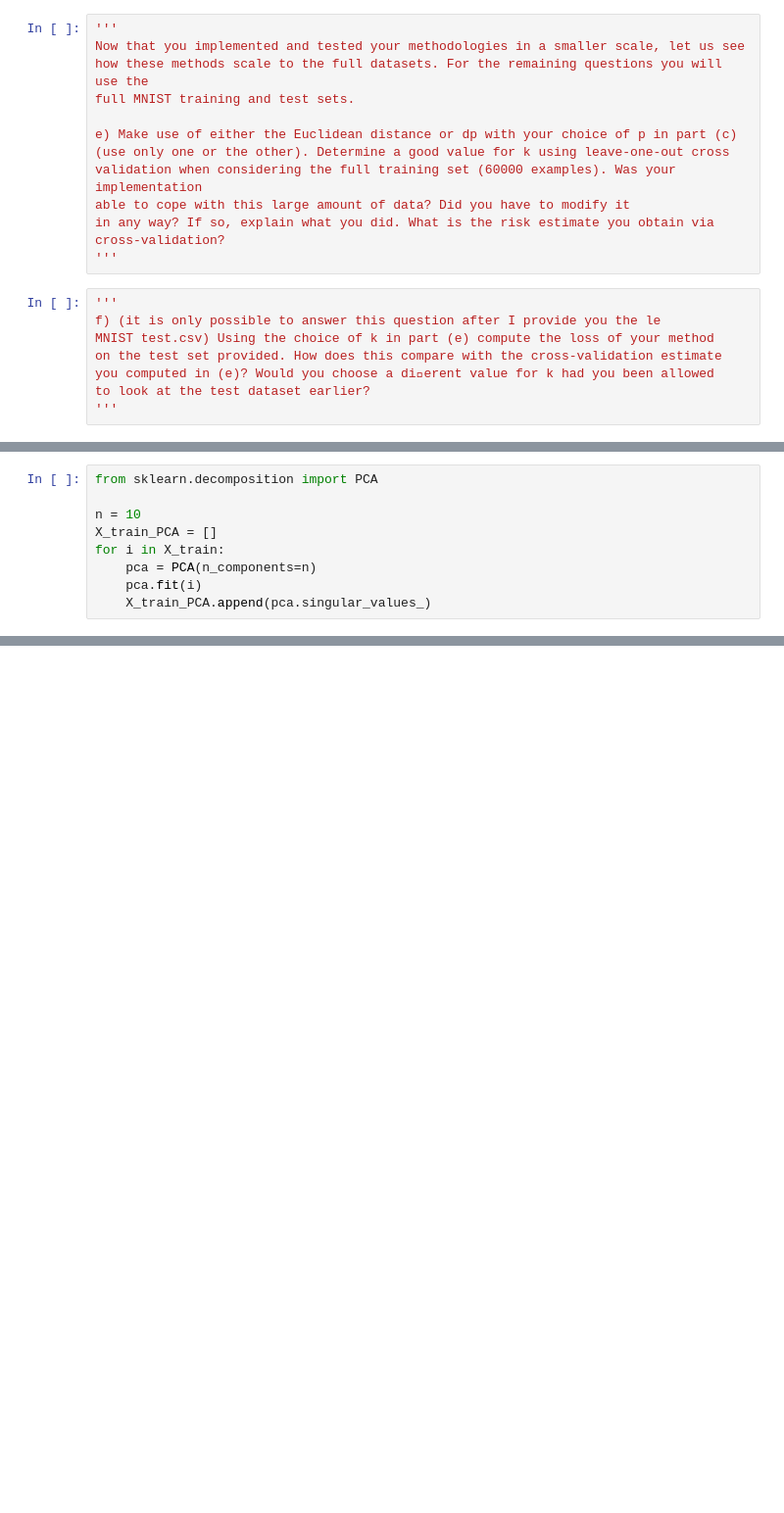
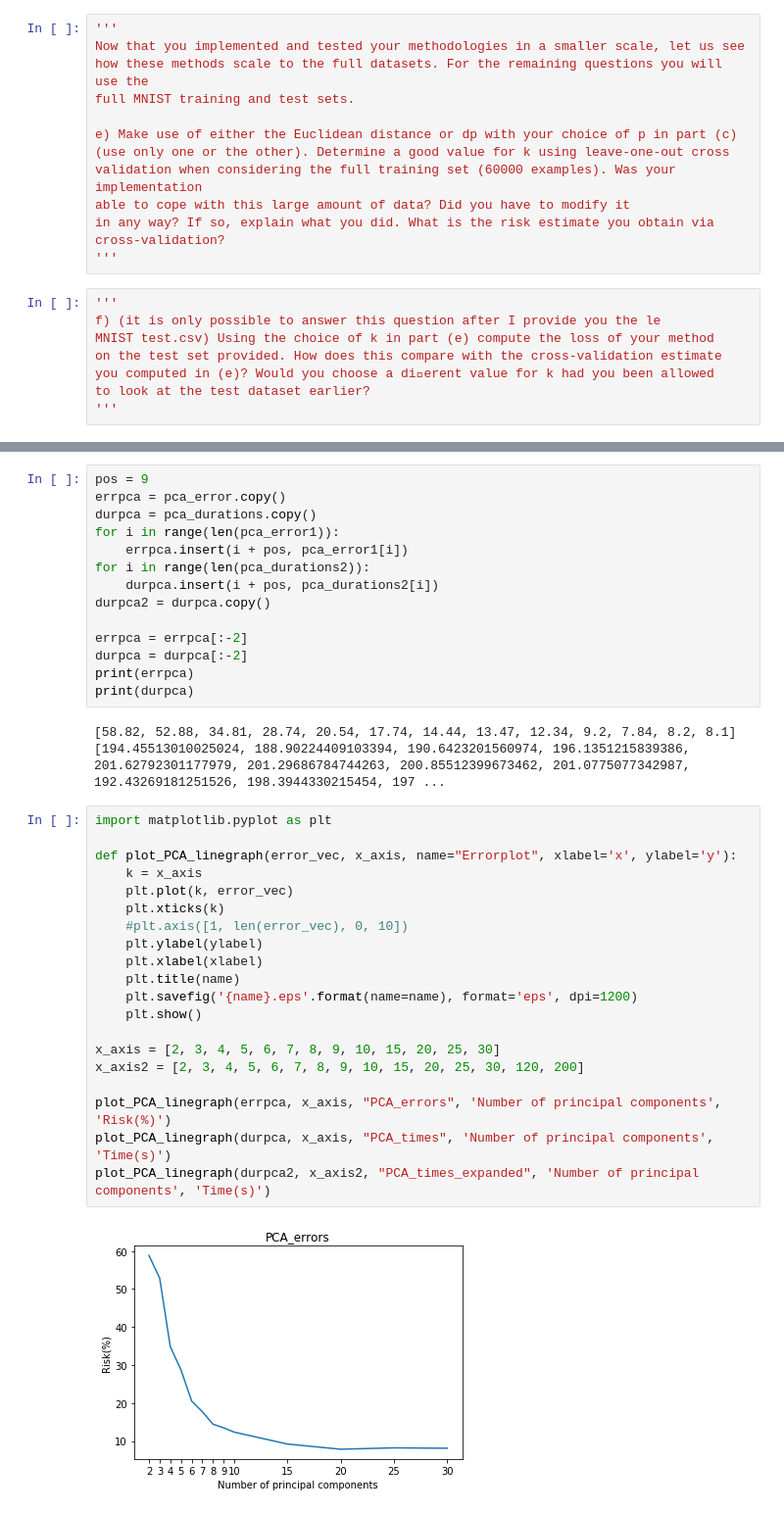
Before and after one commit to arngrimure/statistical_learning_theory_assignment_1, a Jupyter notebook: assignment1.ipynb, the cells around one changed output, grey strips where cells are left out. Shown at 98% size. Cells and saved outputs as stored; diff of their text form; blank space fills up the shorter version.

```diff
--- a/assignment1.ipynb
+++ b/assignment1.ipynb
@@ -525,12 +525,3 @@ should be solely based on the training data). Document clearly all the steps of
 procedure. In this question you are allowed to use an existing implementation of PCA
 or related methods.
 '''
-# %%
-from sklearn.decomposition import PCA
-
-n = 10
-X_train_PCA = []
-for i in X_train:
-    pca = PCA(n_components=n)
-    pca.fit(i)
-    X_train_PCA.append(pca.singular_values_)
@@ -536,0 +664,39 @@ for i in X_train:
+# %%
+pos = 9
+errpca = pca_error.copy()
+durpca = pca_durations.copy()
+for i in range(len(pca_error1)):
+    errpca.insert(i + pos, pca_error1[i])
+for i in range(len(pca_durations2)):
+    durpca.insert(i + pos, pca_durations2[i])
+durpca2 = durpca.copy()
+
+errpca = errpca[:-2]
+durpca = durpca[:-2]
+print(errpca)
+print(durpca)
+# %% [output]
+[58.82, 52.88, 34.81, 28.74, 20.54, 17.74, 14.44, 13.47, 12.34, 9.2, 7.84, 8.2, 8.1]
+[194.45513010025024, 188.90224409103394, 190.6423201560974, 196.1351215839386, 201.62792301177979, 201.29686784744263, 200.85512399673462, 201.0775077342987, 192.43269181251526, 198.3944330215454, 197 ...
+# %%
+import matplotlib.pyplot as plt
+
+def plot_PCA_linegraph(error_vec, x_axis, name="Errorplot", xlabel='x', ylabel='y'):
+    k = x_axis
+    plt.plot(k, error_vec)
+    plt.xticks(k)
+    #plt.axis([1, len(error_vec), 0, 10])
+    plt.ylabel(ylabel)
+    plt.xlabel(xlabel)
+    plt.title(name)
+    plt.savefig('{name}.eps'.format(name=name), format='eps', dpi=1200)
+    plt.show()
+
+x_axis = [2, 3, 4, 5, 6, 7, 8, 9, 10, 15, 20, 25, 30]
+x_axis2 = [2, 3, 4, 5, 6, 7, 8, 9, 10, 15, 20, 25, 30, 120, 200]
+
+plot_PCA_linegraph(errpca, x_axis, "PCA_errors", 'Number of principal components', 'Risk(%)')
+plot_PCA_linegraph(durpca, x_axis, "PCA_times", 'Number of principal components', 'Time(s)')
+plot_PCA_linegraph(durpca2, x_axis2, "PCA_times_expanded", 'Number of principal components', 'Time(s)')
+# %% [output]
+[figure, added]
```
Also changed, not shown: parts of 6 cells of this notebook, 6 other files.
